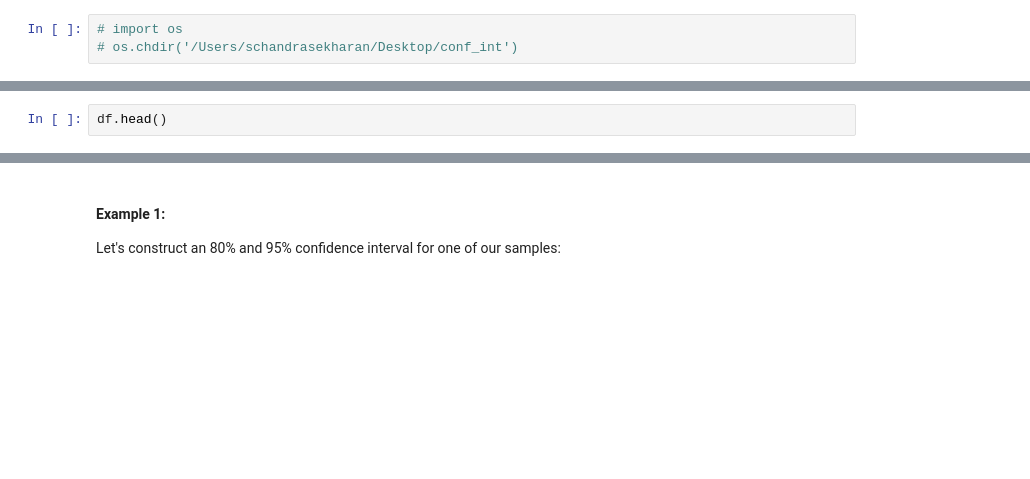
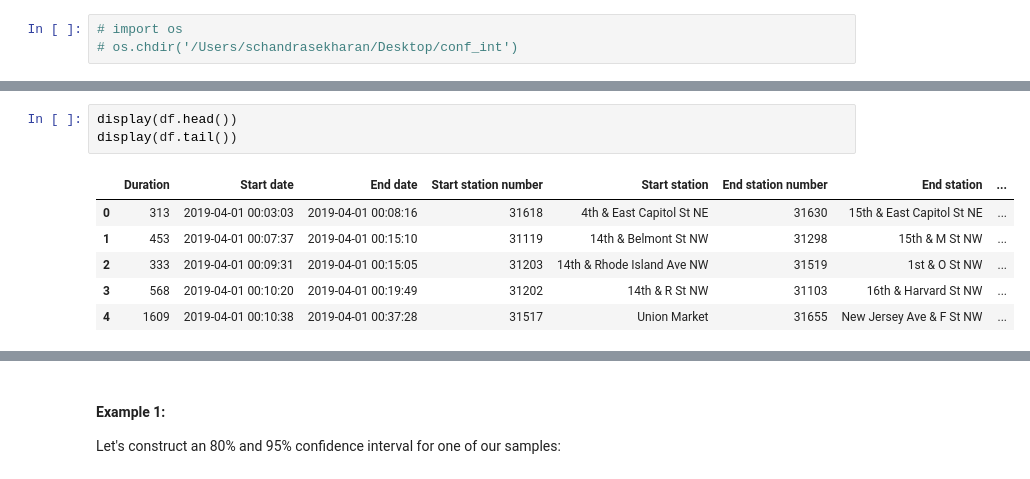
Before and after one commit to jleifnf/dc-ds-111819, a Jupyter notebook: module-3/day-5-confidence-intervals/Confidence_Intervals-JLin.ipynb, the cells around one changed output, grey strips where cells are left out. Cells and saved outputs as stored; diff of their text form; blank space fills up the shorter version.

```diff
--- a/module-3/day-5-confidence-intervals/Confidence_Intervals-JLin.ipynb
+++ b/module-3/day-5-confidence-intervals/Confidence_Intervals-JLin.ipynb
@@ -46,2 +44,10 @@ ModuleNotFoundError: No module named 'pandas'
-# %%
-df.head()
+# %%
+display(df.head())
+display(df.tail())
+# %% [output]
+|  | Duration | Start date | End date | Start station number | Start station | End station number | End station | ... |
+| 0 | 313 | 2019-04-01 00:03:03 | 2019-04-01 00:08:16 | 31618 | 4th & East Capitol St NE | 31630 | 15th & East Capitol St NE | ... |
+| 1 | 453 | 2019-04-01 00:07:37 | 2019-04-01 00:15:10 | 31119 | 14th & Belmont St NW | 31298 | 15th & M St NW | ... |
+| 2 | 333 | 2019-04-01 00:09:31 | 2019-04-01 00:15:05 | 31203 | 14th & Rhode Island Ave NW | 31519 | 1st & O St NW | ... |
+| 3 | 568 | 2019-04-01 00:10:20 | 2019-04-01 00:19:49 | 31202 | 14th & R St NW | 31103 | 16th & Harvard St NW | ... |
+| 4 | 1609 | 2019-04-01 00:10:38 | 2019-04-01 00:37:28 | 31517 | Union Market | 31655 | New Jersey Ave & F St NW | ... |
```
Also changed, not shown: parts of 13 cells of this notebook.
